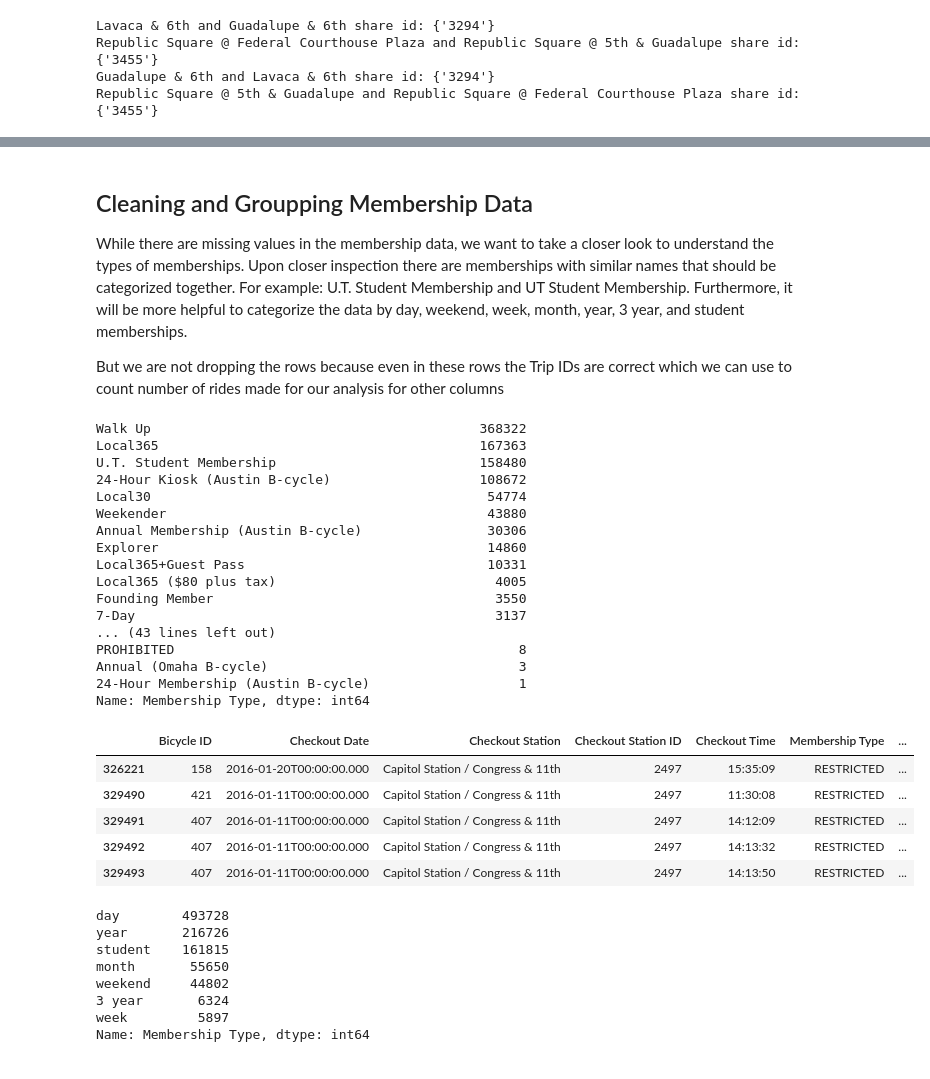
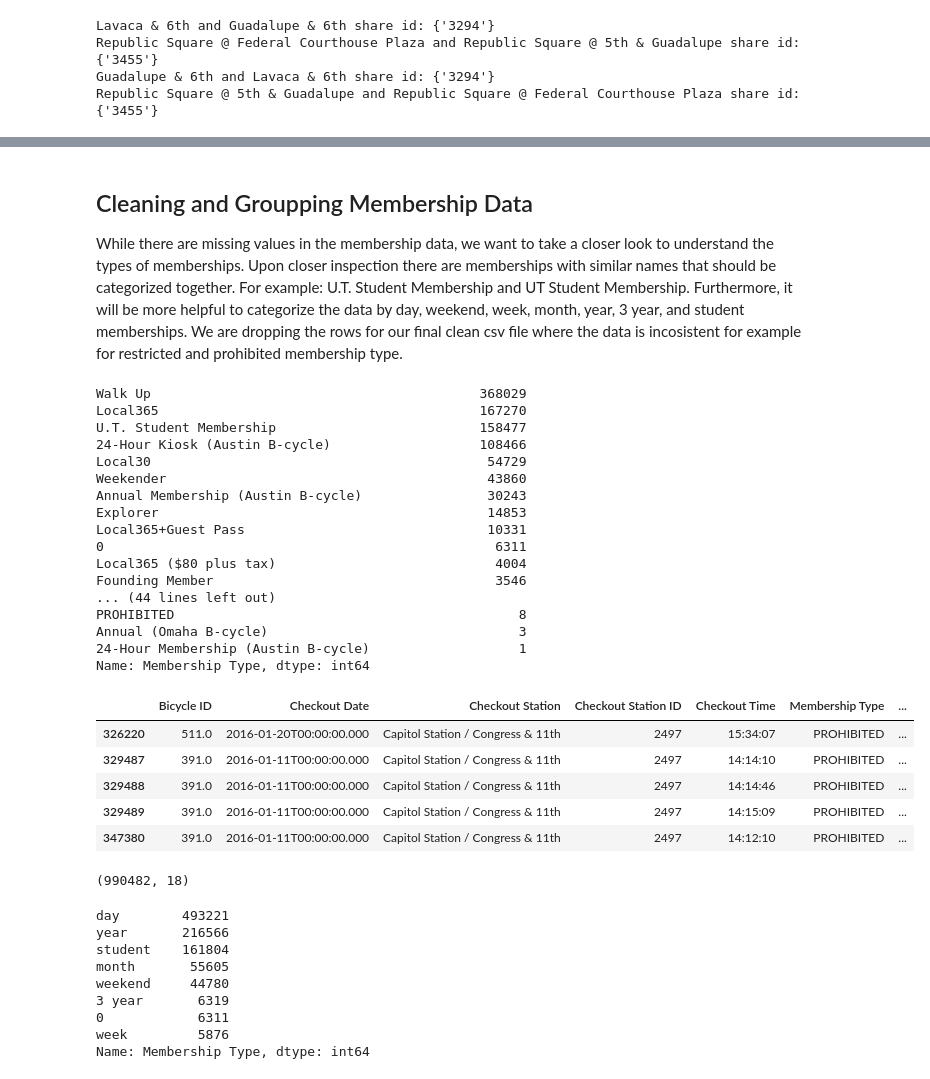
Before and after one commit to ananyay/Pedal_through_Austin, a Jupyter notebook: cleanup_and_exploration_tinku.ipynb, the cells around one changed output, grey strips where cells are left out. Cells and saved outputs as stored; diff of their text form; code cells hidden in the pictures.

Commit message:
After removing rows for uncleaned data

```diff
--- a/cleanup_and_exploration_tinku.ipynb
+++ b/cleanup_and_exploration_tinku.ipynb
@@ -234,6 +232,10 @@ dtype: object
 ## converting trip duration minutes from object to integer
 df_bike_change1 = df_bike_clean["trip_duration_minutes"].astype(int)
 df_bike_clean["trip_duration_minutes"] = df_bike_change1
+# %%
+## converting Bicycle ID from object to integer
+df_bike_change2 = df_bike_clean["bicycle_id"].astype(float)
+df_bike_clean["bicycle_id"] = df_bike_change2
 # %%
 df_bike_clean.dtypes
 # %% [output]
@@ -441,0 +454,3 @@ Republic Square @ 5th & Guadalupe and Republic Square @ Federal Courthouse Plaza
+# %%
+# Create a clean data frame that does not include missing and stolen bikes
+df_bike_clean = df_bike_clean.loc[(df_bike_clean["Return Station"] != "Stolen") & (df_bike_clean["Return Station"] != "Missing"), :]
@@ -441,0 +474,6 @@ Republic Square @ 5th & Guadalupe and Republic Square @ Federal Courthouse Plaza
+# %%
+# Filling the Na values with zero for exploration
+df_bike_na = df_bike_clean.fillna(0)
+# %%
+# Create a clean data frame that does not include unlabeled bikes
+df_bike_clean = df_bike_na.loc[( df_bike_na["Bicycle ID"] != 0), :]
@@ -465,41 +509,39 @@ df_bike_clean[["Trip ID", "Membership Type", "Checkout Date","Checkout Time", "C
 ## Cleaning and Groupping Membership Data
 
 While there are missing values in the membership data, we want to take a closer look to understand the types of memberships. Upon closer inspection there are memberships with similar names that should be categorized together. For example: U.T. Student Membership and UT Student Membership. Furthermore, it will be more helpful to categorize the data by day, weekend, week, month, year, 3 year, and student memberships.
-
-But we are not dropping the rows because even in these rows the Trip IDs are correct
-which we can use to count number of rides made for our analysis for other columns
+We are dropping the rows for our final clean csv file where the data is incosistent for example for restricted and prohibited membership type.
 # %%
 df_bike_clean["Membership Type"].value_counts()
 # %% [output]
-Walk Up                                          368322
-Local365                                         167363
-U.T. Student Membership                          158480
-24-Hour Kiosk (Austin B-cycle)                   108672
-Local30                                           54774
-Weekender                                         43880
-Annual Membership (Austin B-cycle)                30306
-Explorer                                          14860
+Walk Up                                          368029
+Local365                                         167270
+U.T. Student Membership                          158477
+24-Hour Kiosk (Austin B-cycle)                   108466
+Local30                                           54729
+Weekender                                         43860
+Annual Membership (Austin B-cycle)                30243
+Explorer                                          14853
 Local365+Guest Pass                               10331
-Local365 ($80 plus tax)                            4005
-Founding Member                                    3550
-7-Day                                              3137
-... (43 lines left out)
+0                                                  6311
+Local365 ($80 plus tax)                            4004
+Founding Member                                    3546
+... (44 lines left out)
 PROHIBITED                                            8
 Annual (Omaha B-cycle)                                3
 24-Hour Membership (Austin B-cycle)                   1
 Name: Membership Type, dtype: int64
 # %%
 # Examine Prohibited and Restricted
-test = df_bike_clean.loc[df_bike_clean["Membership Type"] == "RESTRICTED", :]
-#test = df_bike_clean.loc[df_bike_clean["Membership Type"] == "PROHIBITED", :]
+#test = df_bike_clean.loc[df_bike_clean["Membership Type"] == "RESTRICTED", :]
+test = df_bike_clean.loc[df_bike_clean["Membership Type"] == "PROHIBITED", :]
 test.head()
 # %% [output]
 |  | Bicycle ID | Checkout Date | Checkout Station | Checkout Station ID | Checkout Time | Membership Type | ... |
-| 326221 | 158 | 2016-01-20T00:00:00.000 | Capitol Station / Congress & 11th | 2497 | 15:35:09 | RESTRICTED | ... |
-| 329490 | 421 | 2016-01-11T00:00:00.000 | Capitol Station / Congress & 11th | 2497 | 11:30:08 | RESTRICTED | ... |
-| 329491 | 407 | 2016-01-11T00:00:00.000 | Capitol Station / Congress & 11th | 2497 | 14:12:09 | RESTRICTED | ... |
-| 329492 | 407 | 2016-01-11T00:00:00.000 | Capitol Station / Congress & 11th | 2497 | 14:13:32 | RESTRICTED | ... |
-| 329493 | 407 | 2016-01-11T00:00:00.000 | Capitol Station / Congress & 11th | 2497 | 14:13:50 | RESTRICTED | ... |
+| 326220 | 511.0 | 2016-01-20T00:00:00.000 | Capitol Station / Congress & 11th | 2497 | 15:34:07 | PROHIBITED | ... |
+| 329487 | 391.0 | 2016-01-11T00:00:00.000 | Capitol Station / Congress & 11th | 2497 | 14:14:10 | PROHIBITED | ... |
+| 329488 | 391.0 | 2016-01-11T00:00:00.000 | Capitol Station / Congress & 11th | 2497 | 14:14:46 | PROHIBITED | ... |
+| 329489 | 391.0 | 2016-01-11T00:00:00.000 | Capitol Station / Congress & 11th | 2497 | 14:15:09 | PROHIBITED | ... |
+| 347380 | 391.0 | 2016-01-11T00:00:00.000 | Capitol Station / Congress & 11th | 2497 | 14:12:10 | PROHIBITED | ... |
 # %%
 # Replace all 24-hour with same name == day
 df_bike_clean["Membership Type"] = df_bike_clean["Membership Type"].replace(
@@ -598,14 +640,19 @@ bike_trips= df_bike_clean.loc[(df_bike_clean["Membership Type"] != "RESTRICTED")
+# %%
+df_bike_clean.shape
+# %% [output]
+(990482, 18)
 # %%
 # Verify clean up
-bike_trips["Membership Type"].value_counts()
+df_bike_clean["Membership Type"].value_counts()
 # %% [output]
-day        493728
-year       216726
-student    161815
-month       55650
-weekend     44802
-3 year       6324
-week         5897
+day        493221
+year       216566
+student    161804
+month       55605
+weekend     44780
+3 year       6319
+0            6311
+week         5876
 Name: Membership Type, dtype: int64
 # %%
 # Filling the na values
```
Also changed, not shown: parts of 21 cells of this notebook.
